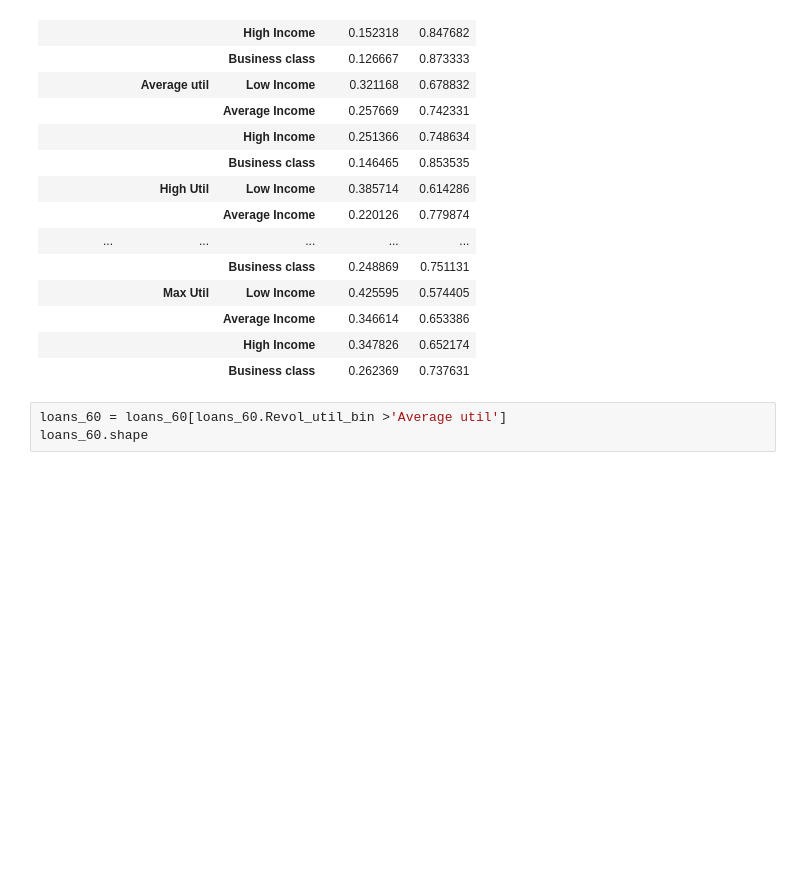
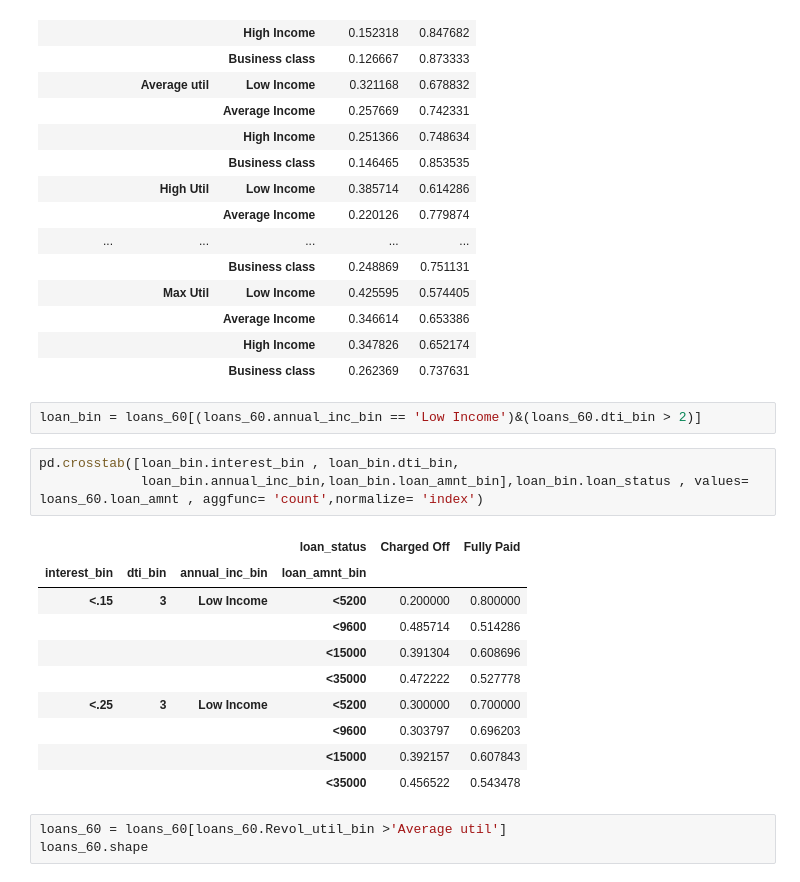
Before and after one commit to karthikmnkrishna/Loan-default-prediction, a Jupyter notebook: Lending_case_Study_combine.ipynb, the cells around one changed output. Cells and saved outputs as stored; diff of their text form; blank space fills up the shorter version.

```diff
--- a/Lending_case_Study_combine.ipynb
+++ b/Lending_case_Study_combine.ipynb
@@ -1363,6 +1399,22 @@ pd.crosstab([loans_60.interest_bin , loans_60.Revol_util_bin, loans_60.annual_in
 |  |  | Average Income | 0.346614 | 0.653386 |
 |  |  | High Income | 0.347826 | 0.652174 |
 |  |  | Business class | 0.262369 | 0.737631 |
+# %%
+loan_bin = loans_60[(loans_60.annual_inc_bin == 'Low Income')&(loans_60.dti_bin > 2)]
+# %%
+pd.crosstab([loan_bin.interest_bin , loan_bin.dti_bin,
+             loan_bin.annual_inc_bin,loan_bin.loan_amnt_bin],loan_bin.loan_status , values= loans_60.loan_amnt , aggfunc= 'count',normalize= 'index')
+# %% [output]
+|  |  |  | loan_status | Charged Off | Fully Paid |
+| interest_bin | dti_bin | annual_inc_bin | loan_amnt_bin |  |  |
+| <.15 | 3 | Low Income | <5200 | 0.200000 | 0.800000 |
+|  |  |  | <9600 | 0.485714 | 0.514286 |
+|  |  |  | <15000 | 0.391304 | 0.608696 |
+|  |  |  | <35000 | 0.472222 | 0.527778 |
+| <.25 | 3 | Low Income | <5200 | 0.300000 | 0.700000 |
+|  |  |  | <9600 | 0.303797 | 0.696203 |
+|  |  |  | <15000 | 0.392157 | 0.607843 |
+|  |  |  | <35000 | 0.456522 | 0.543478 |
 # %%
 loans_60 = loans_60[loans_60.Revol_util_bin >'Average util']
 loans_60.shape
```
Also changed, not shown: parts of 2 cells of this notebook.
